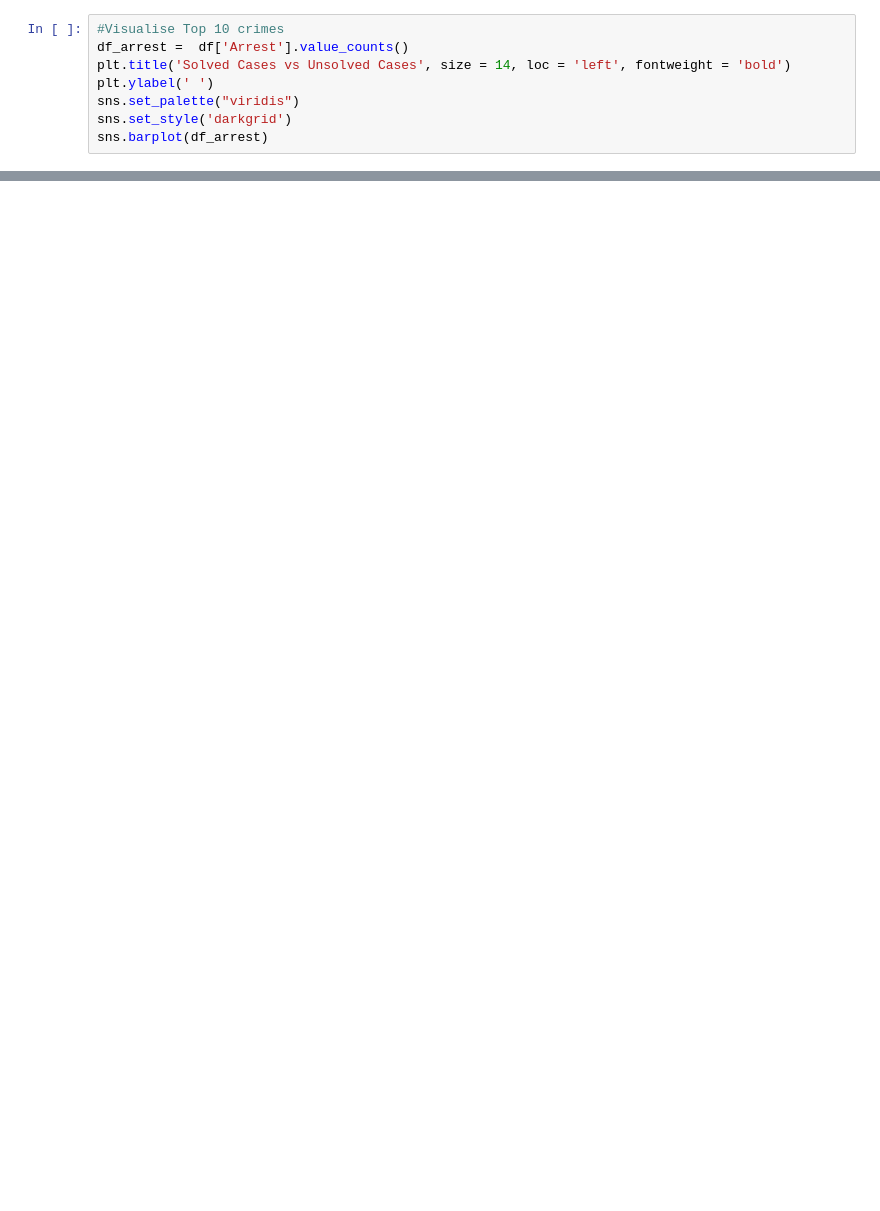
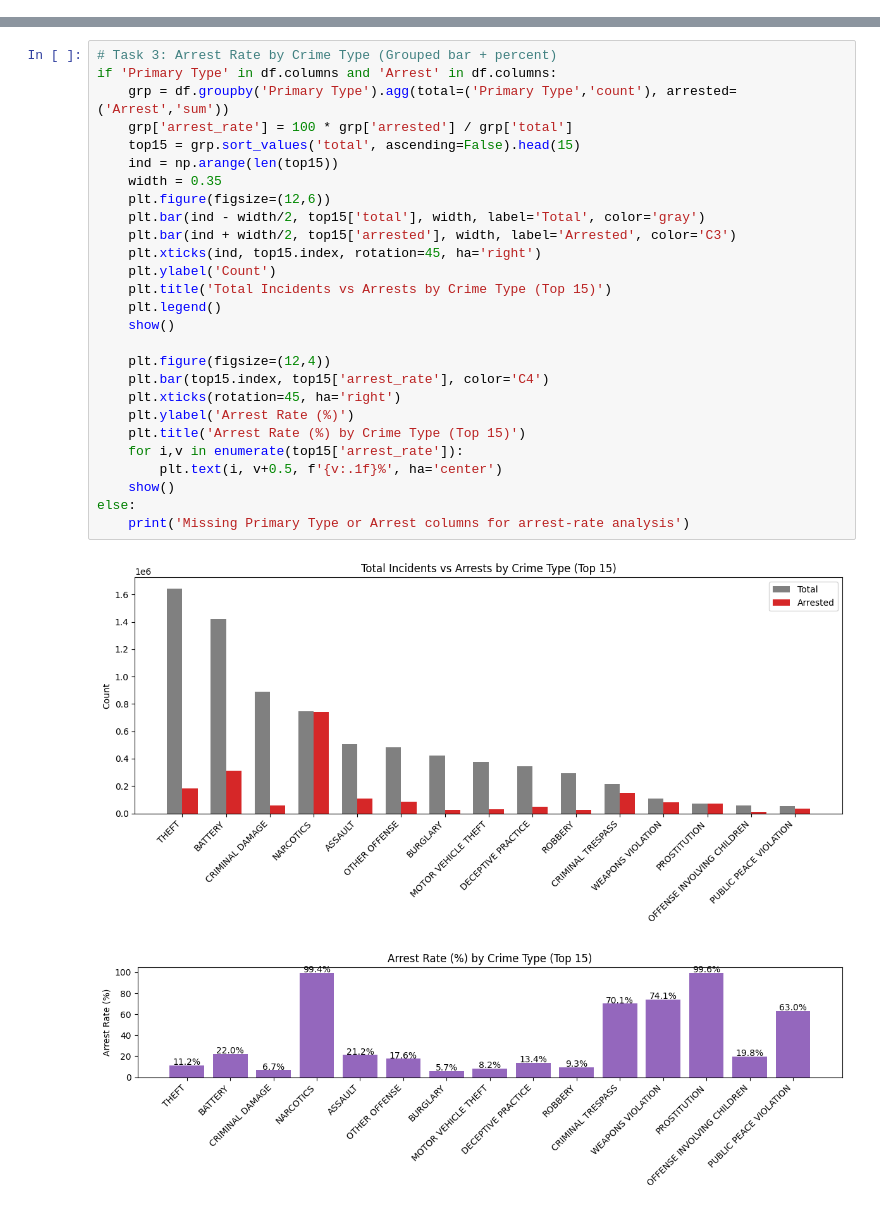
Before and after one commit to seyistry/ai-engineer, a Jupyter notebook: Tasks/Task_19/Task_19_to_crime_work.ipynb, the cells around one changed output, grey strips where cells are left out. Drawn from its saved outputs; the diff is of its cells as text; blank space fills up the shorter version.

```diff
--- a/Tasks/Task_19/Task_19_to_crime_work.ipynb
+++ b/Tasks/Task_19/Task_19_to_crime_work.ipynb
@@ -329,8 +0,0 @@ Name: count, dtype: int64
-# %%
-#Visualise Top 10 crimes
-df_arrest =  df['Arrest'].value_counts()
-plt.title('Solved Cases vs Unsolved Cases', size = 14, loc = 'left', fontweight = 'bold')
-plt.ylabel(' ')
-sns.set_palette("viridis")
-sns.set_style('darkgrid')
-sns.barplot(df_arrest)
@@ -485,0 +69,30 @@ From the the visualisation above, we observe that number of arrests correlates p
+# %%
+# Task 3: Arrest Rate by Crime Type (Grouped bar + percent)
+if 'Primary Type' in df.columns and 'Arrest' in df.columns:
+    grp = df.groupby('Primary Type').agg(total=('Primary Type','count'), arrested=('Arrest','sum'))
+    grp['arrest_rate'] = 100 * grp['arrested'] / grp['total']
+    top15 = grp.sort_values('total', ascending=False).head(15)
+    ind = np.arange(len(top15))
+    width = 0.35
+    plt.figure(figsize=(12,6))
+    plt.bar(ind - width/2, top15['total'], width, label='Total', color='gray')
+    plt.bar(ind + width/2, top15['arrested'], width, label='Arrested', color='C3')
+    plt.xticks(ind, top15.index, rotation=45, ha='right')
+    plt.ylabel('Count')
+    plt.title('Total Incidents vs Arrests by Crime Type (Top 15)')
+    plt.legend()
+    show()
+
+    plt.figure(figsize=(12,4))
+    plt.bar(top15.index, top15['arrest_rate'], color='C4')
+    plt.xticks(rotation=45, ha='right')
+    plt.ylabel('Arrest Rate (%)')
+    plt.title('Arrest Rate (%) by Crime Type (Top 15)')
+    for i,v in enumerate(top15['arrest_rate']):
+        plt.text(i, v+0.5, f'{v:.1f}%', ha='center')
+    show()
+else:
+    print('Missing Primary Type or Arrest columns for arrest-rate analysis')
+# %% [output]
+[figure, added]
+[figure, added]
```
Also changed, not shown: parts of 70 cells of this notebook, 1 other file.
